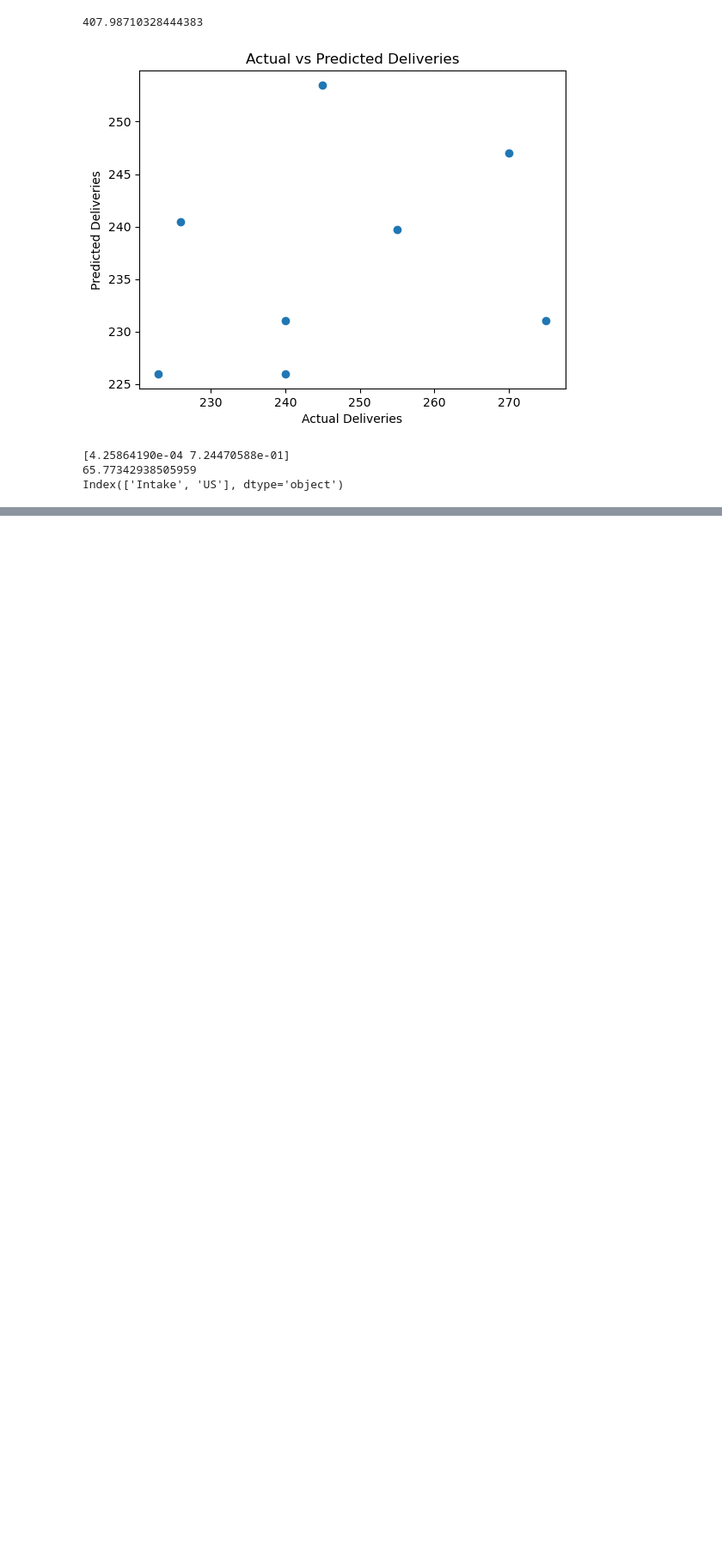
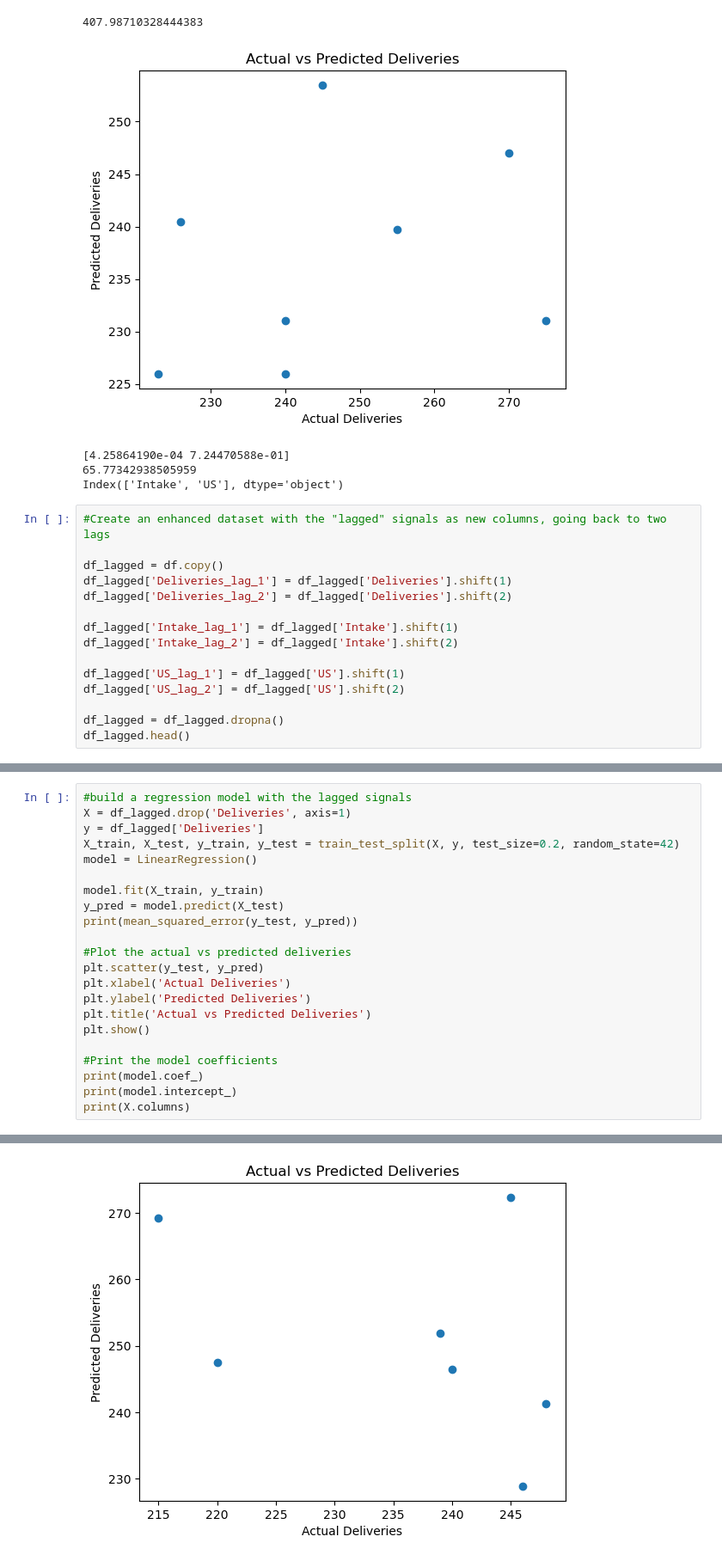
Before and after one commit to Aadhavan-Raja/CMU_PGSS2024, a Jupyter notebook: L7-123409123908467/VisualizeTimeSeries.ipynb, the cells around one changed output, grey strips where cells are left out. Shown at 86% size. Drawn from its saved outputs; the diff is of its cells as text; blank space fills up the shorter version.

```diff
--- a/L7-123409123908467/VisualizeTimeSeries.ipynb
+++ b/L7-123409123908467/VisualizeTimeSeries.ipynb
@@ -43,3 +43,18 @@ print(X.columns)
 [4.25864190e-04 7.24470588e-01]
 65.77342938505959
 Index(['Intake', 'US'], dtype='object')
+# %%
+#Create an enhanced dataset with the "lagged" signals as new columns, going back to two lags
+
+df_lagged = df.copy()
+df_lagged['Deliveries_lag_1'] = df_lagged['Deliveries'].shift(1)
+df_lagged['Deliveries_lag_2'] = df_lagged['Deliveries'].shift(2)
+
+df_lagged['Intake_lag_1'] = df_lagged['Intake'].shift(1)
+df_lagged['Intake_lag_2'] = df_lagged['Intake'].shift(2)
+
+df_lagged['US_lag_1'] = df_lagged['US'].shift(1)
+df_lagged['US_lag_2'] = df_lagged['US'].shift(2)
+
+df_lagged = df_lagged.dropna()
+df_lagged.head()
@@ -45,0 +69,23 @@ Index(['Intake', 'US'], dtype='object')
+# %%
+#build a regression model with the lagged signals
+X = df_lagged.drop('Deliveries', axis=1)
+y = df_lagged['Deliveries']
+X_train, X_test, y_train, y_test = train_test_split(X, y, test_size=0.2, random_state=42)
+model = LinearRegression()
+
+model.fit(X_train, y_train)
+y_pred = model.predict(X_test)
+print(mean_squared_error(y_test, y_pred))
+
+#Plot the actual vs predicted deliveries
+plt.scatter(y_test, y_pred)
+plt.xlabel('Actual Deliveries')
+plt.ylabel('Predicted Deliveries')
+plt.title('Actual vs Predicted Deliveries')
+plt.show()
+
+#Print the model coefficients
+print(model.coef_)
+print(model.intercept_)
+print(X.columns)
+# %% [output]
@@ -45,0 +93 @@ Index(['Intake', 'US'], dtype='object')
+[figure, added]
```
Also changed, not shown: parts of 2 cells of this notebook.
